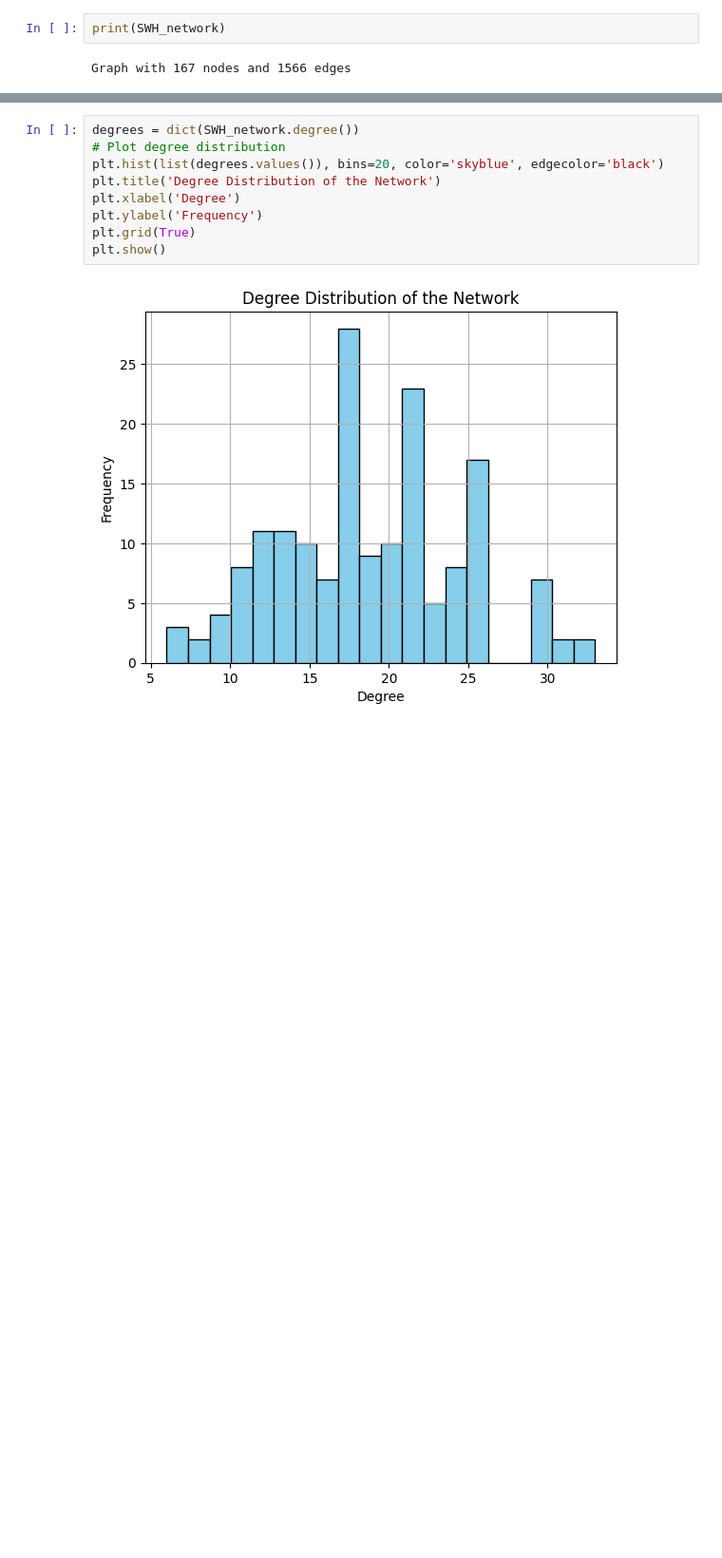
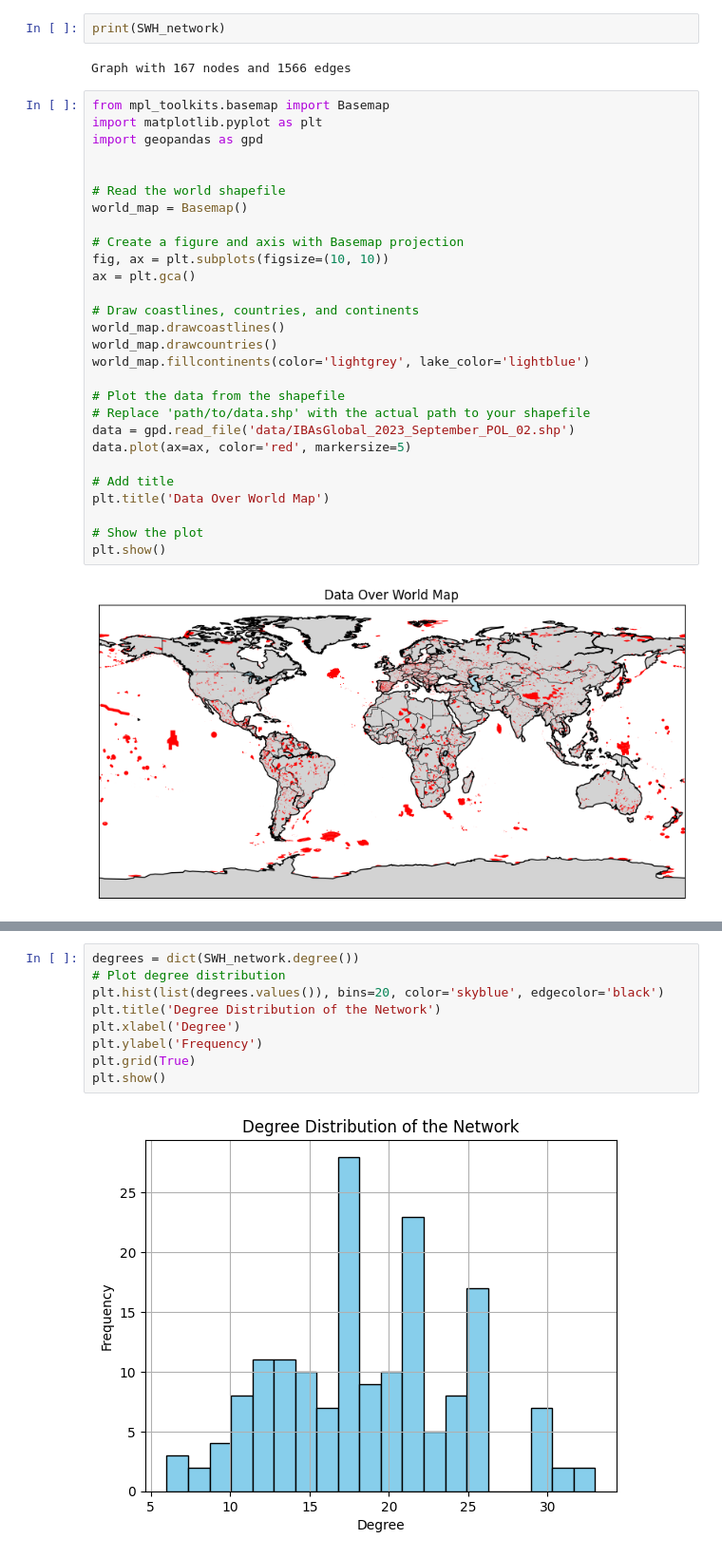
Before and after one commit to YYashraj/Bird-MIgration-Network, a Jupyter notebook: Network Construction/network.ipynb, the cells around one changed output, grey strips where cells are left out. Shown at 95% size. Saved outputs shown, nothing was run; the diff lists cells and outputs as text; blank space fills up the shorter version.

```diff
--- a/Network Construction/network.ipynb
+++ b/Network Construction/network.ipynb
@@ -290,3 +344,33 @@ SWH_network = create_migration_network(data, SWH_migratory_stretch)
 print(SWH_network)
 # %% [output]
 Graph with 167 nodes and 1566 edges
+# %%
+from mpl_toolkits.basemap import Basemap
+import matplotlib.pyplot as plt
+import geopandas as gpd
+
+
+# Read the world shapefile
+world_map = Basemap()
+
+# Create a figure and axis with Basemap projection
+fig, ax = plt.subplots(figsize=(10, 10))
+ax = plt.gca()
+
+# Draw coastlines, countries, and continents
+world_map.drawcoastlines()
+world_map.drawcountries()
+world_map.fillcontinents(color='lightgrey', lake_color='lightblue')
+
+# Plot the data from the shapefile
+# Replace 'path/to/data.shp' with the actual path to your shapefile
+data = gpd.read_file('data/IBAsGlobal_2023_September_POL_02.shp')
+data.plot(ax=ax, color='red', markersize=5)
+
+# Add title
+plt.title('Data Over World Map')
+
+# Show the plot
+plt.show()
+# %% [output]
+[figure, added]
```
Also changed, not shown: parts of 10 cells of this notebook.
